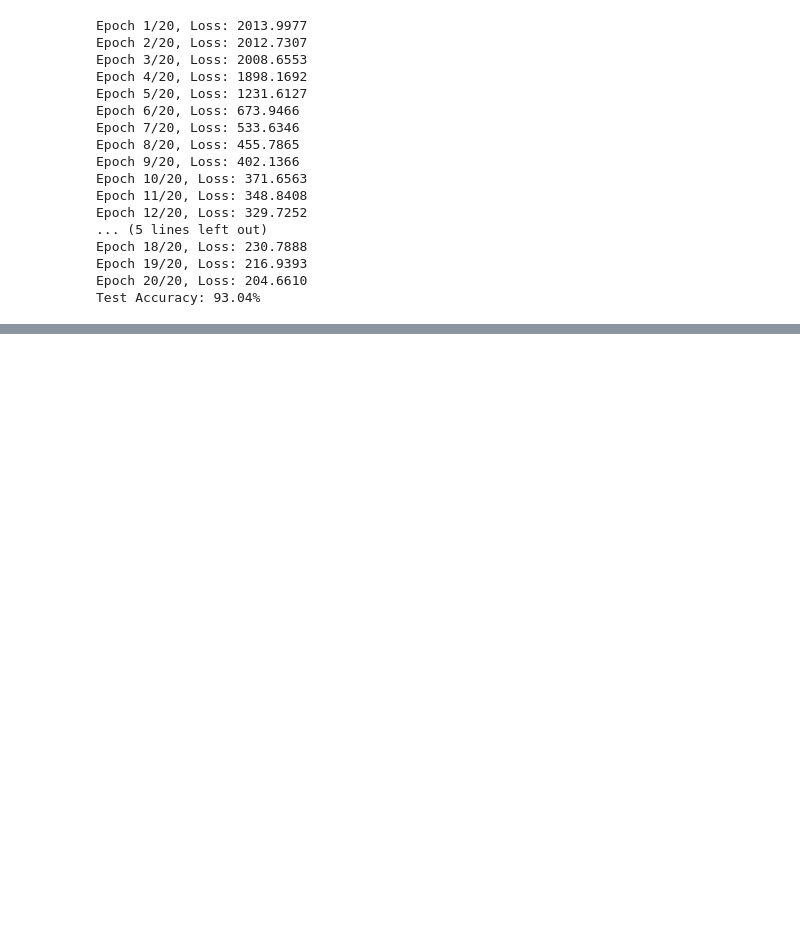
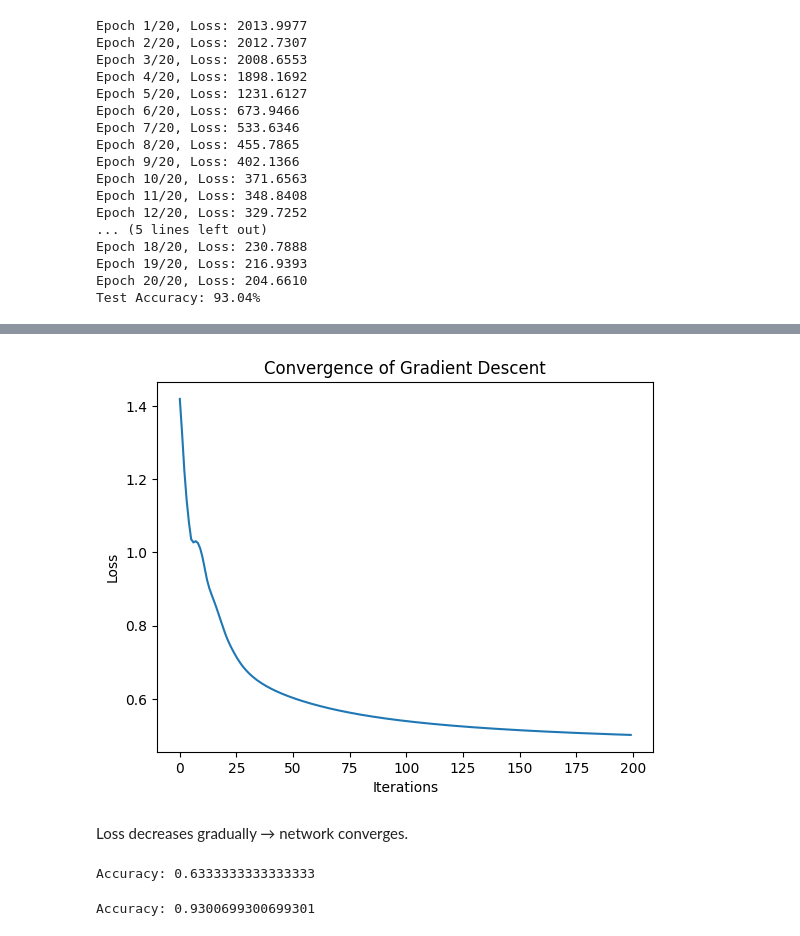
Before and after one commit to Madathanapalleleena/DL_exploration, a Jupyter notebook: dl_lab1.ipynb, the cells around one changed output, grey strips where cells are left out. Cells and saved outputs as stored; diff of their text form; code cells hidden in the pictures; blank space fills up the shorter version.

```diff
--- a/dl_lab1.ipynb
+++ b/dl_lab1.ipynb
@@ -931,0 +1106,70 @@ Test Accuracy: 93.04%
+# %%
+from sklearn.neural_network import MLPClassifier
+from sklearn.datasets import load_iris
+import matplotlib.pyplot as plt
+
+data=load_iris()
+X=data.data
+y=data.target
+
+model=MLPClassifier(hidden_layer_sizes=(10,),
+                    solver='sgd',
+                    learning_rate_init=0.01,
+                    max_iter=200)
+
+model.fit(X,y)
+
+plt.plot(model.loss_curve_)
+plt.xlabel("Iterations")
+plt.ylabel("Loss")
+plt.title("Convergence of Gradient Descent")
+plt.show()
+# %% [output]
+[figure, added]
+# %% [markdown]
+Loss decreases gradually → network converges.
+# %%
+from sklearn.linear_model import Perceptron
+from sklearn.datasets import load_iris
+from sklearn.model_selection import train_test_split
+from sklearn.metrics import accuracy_score
+
+# Load dataset
+data = load_iris()
+X = data.data
+y = data.target
+
+# Split data
+X_train, X_test, y_train, y_test = train_test_split(X, y, test_size=0.2, random_state=42)
+
+# Create Perceptron
+model = Perceptron(eta0=0.1, max_iter=1000, random_state=42)
+
+# Train
+model.fit(X_train, y_train)
+
+# Predict
+pred = model.predict(X_test)
+
+# Accuracy
+print("Accuracy:", accuracy_score(y_test, pred))
+# %% [output]
+Accuracy: 0.6333333333333333
+# %%
+from sklearn.datasets import load_breast_cancer
+from sklearn.neural_network import MLPClassifier
+from sklearn.model_selection import train_test_split
+
+data=load_breast_cancer()
+
+X_train,X_test,y_train,y_test=train_test_split(data.data,data.target)
+
+model=MLPClassifier(hidden_layer_sizes=(20,10),
+                    learning_rate_init=0.01,
+                    max_iter=300)
+
+model.fit(X_train,y_train)
+
+print("Accuracy:",model.score(X_test,y_test))
+# %% [output]
+Accuracy: 0.9300699300699301
```
Also changed, not shown: parts of 19 cells of this notebook.
